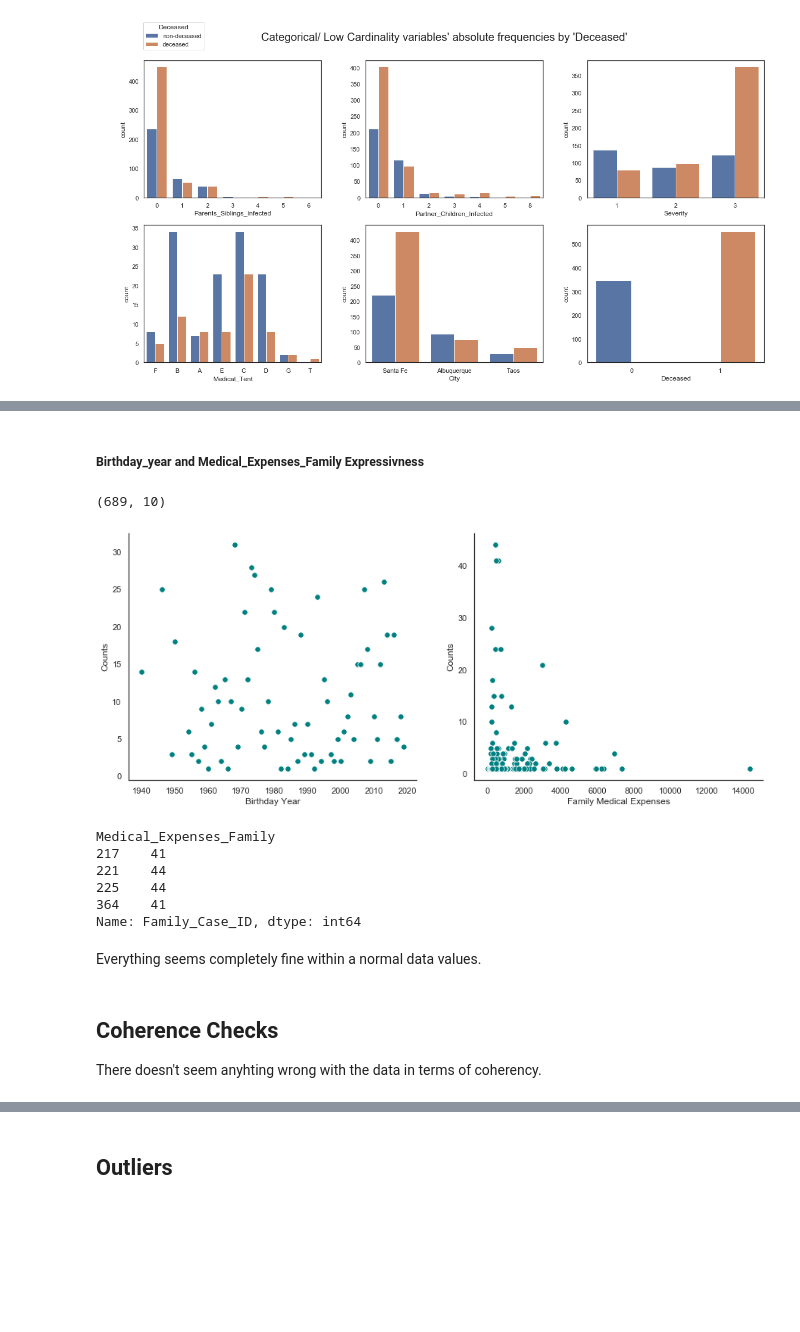
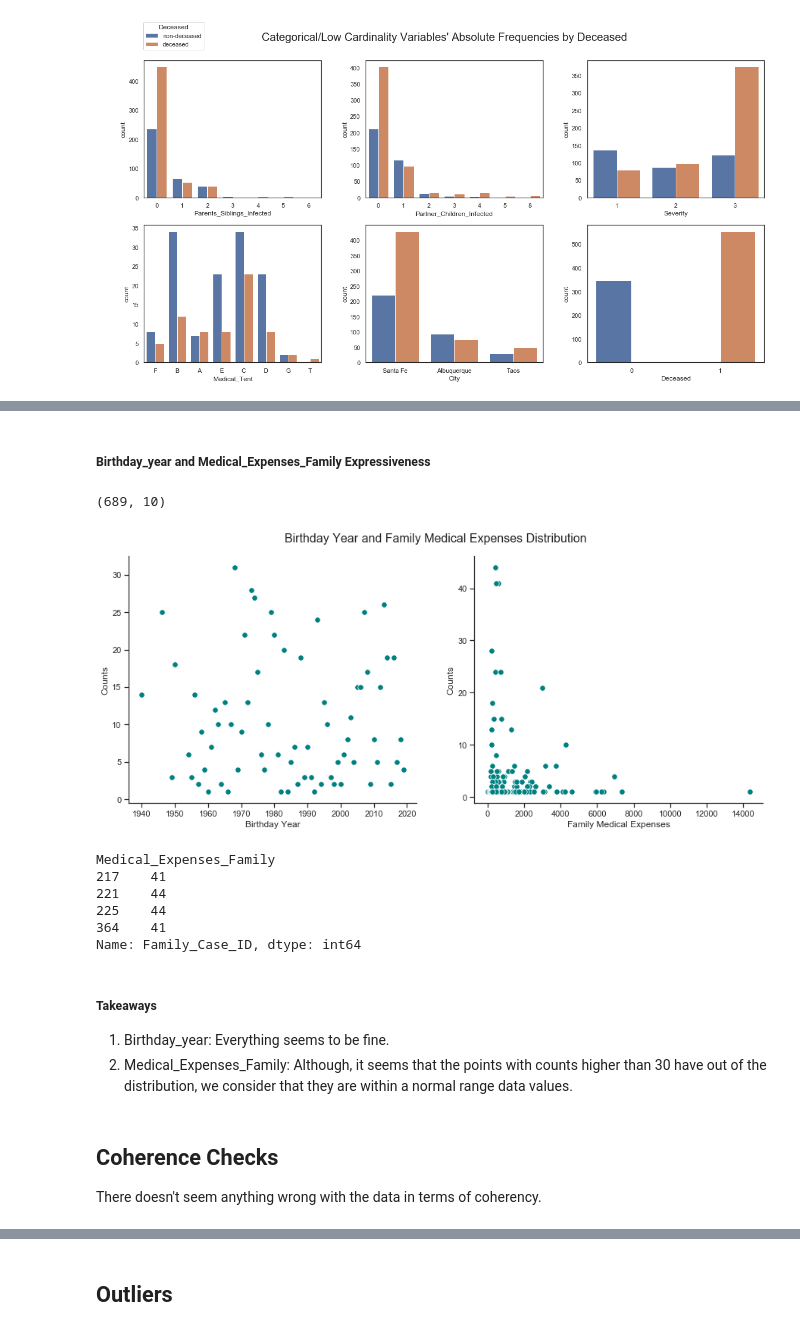
Before and after one commit to DavidSilva98/ML_project, a Jupyter notebook: group7.ipynb, the cells around one changed output, grey strips where cells are left out. Drawn from its saved outputs; the diff is of its cells as text; code cells hidden in the pictures; blank space fills up the shorter version.

```diff
--- a/group7.ipynb
+++ b/group7.ipynb
@@ -223,9 +228,7 @@ plt.show()
 # %%
-sns.set(style="white")
-
 # features to plot
 plot_features = metric_features
-plot_features.remove("Deceased")
+#plot_features.remove("Deceased")
 
 # Prepare figure
 fig, axes = plt.subplots(1, len(plot_features), figsize=(12,6), constrained_layout=True)
@@ -235,7 +238,7 @@ for ax, f in zip(axes.flatten(), plot_features):
     sns.boxplot(y=f, data=train_df, ax=ax, x='Deceased')
 
 # Layout
-plt.suptitle("Numeric variables' box plots by 'Deceased'", fontsize=20)
+plt.suptitle("Numeric Variables' Box Plots by Deceased", fontsize=20)
 
 plt.show()
 # %% [output]
@@ -243,6 +251,4 @@ plt.show()
 # %%
-sns.set(style="white")
-
 # data to plot
 plot_df = train_df[lc_c_features + ["Parents_Siblings_Infected", "Partner_Children_Infected"]]
 plot_features = ["Parents_Siblings_Infected", "Partner_Children_Infected"] + lc_c_features
@@ -263,7 +269,7 @@ handles, _ = axes[0, 0].get_legend_handles_labels()
 fig.legend(handles, ["non-deceased", "deceased"], loc=(0.07,0.91), title="Deceased", title_fontsize=12)
 
 plt.subplots_adjust(wspace=0.25)
-plt.suptitle("Categorical/ Low Cardinality variables' absolute frequencies by 'Deceased'", y=0.95, fontsize=20)
+plt.suptitle("Categorical/Low Cardinality Variables' Absolute Frequencies by Deceased", y=0.95, fontsize=20)
 
 plt.show()
 # %% [output]
@@ -281,5 +283,5 @@ Parents_Siblings_Infected and Partner_Children_Infected Frequency
 # %% [markdown]
-##### Birthday_year and Medical_Expenses_Family Expressivness
+##### Birthday_year and Medical_Expenses_Family Expressiveness
 # %%
 # To visualize correctly the family_medical_expenses scatter plot, we should not take into account family members
 # that have the exact same value in medical expenses because we are duplicating information
@@ -291,24 +293,25 @@ tmp_df.shape
 # %%
 # Visualize the variables Birthday_year and Medical_Expenses_Family
 f, axes = plt.subplots(nrows=1, ncols=2, figsize=(15, 6))
 
 sev1 = sns.scatterplot(x=train_df['Birthday_year'].dropna().unique(),
                       y=train_df.groupby('Birthday_year')['Family_Case_ID'].count(), color='teal', s=55, ax=axes[0])
 sev1.set(xlabel='Birthday Year', ylabel='Counts')
 sev1.grid(False)
 
 sev2 = sns.scatterplot(
     x=tmp_df.Medical_Expenses_Family.dropna().unique(),
     y=tmp_df.groupby('Medical_Expenses_Family')['Family_Case_ID'].count(),
     color='teal', s=55, ax=axes[1])
 sev2.set(xlabel='Family Medical Expenses', ylabel='Counts')
 sev2.grid(False)
+plt.suptitle("Birthday Year and Family Medical Expenses Distribution", y=0.95, fontsize=16)
 
 sns.set(rc={'figure.figsize':(15, 5)}, style="whitegrid")
 sns.despine(top=True, right=True, left=False, bottom=False)
 sns.set_style("ticks")
 # %% [output]
-[figure, old version]
+[figure, new version]
 # %%
 counts = tmp_df[(tmp_df['Medical_Expenses_Family'] <= 5000)].groupby('Medical_Expenses_Family')['Family_Case_ID'].count()
 counts[counts > 30]
@@ -319,10 +322,12 @@ Medical_Expenses_Family
 225    44
 364    41
 Name: Family_Case_ID, dtype: int64
-# %% [markdown]
-Everything seems completely fine within a normal data values.
+# %% [markdown]
+##### Takeaways
+1. Birthday_year: Everything seems to be fine.
+2. Medical_Expenses_Family: Although, it seems that the points with counts higher than 30 have out of the distribution, we consider that they are within a normal range data values.
 # %% [markdown]
 ## Coherence Checks
-There doesn't seem anyhting wrong with the data in terms of coherency.
+There doesn't seem anything wrong with the data in terms of coherency.
 # %% [markdown]
 # Data Cleaning
```
Also changed, not shown: parts of 25 cells of this notebook.
